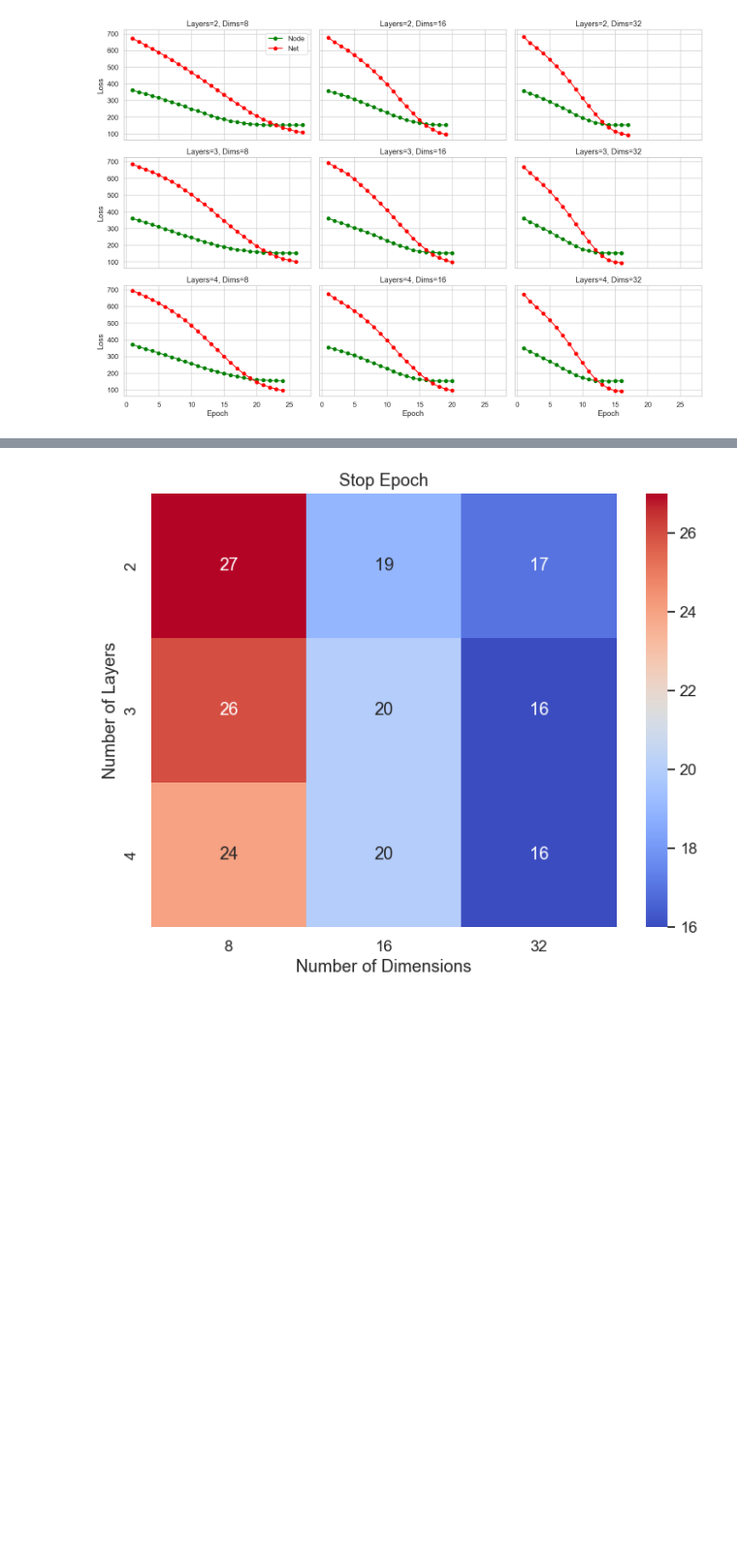
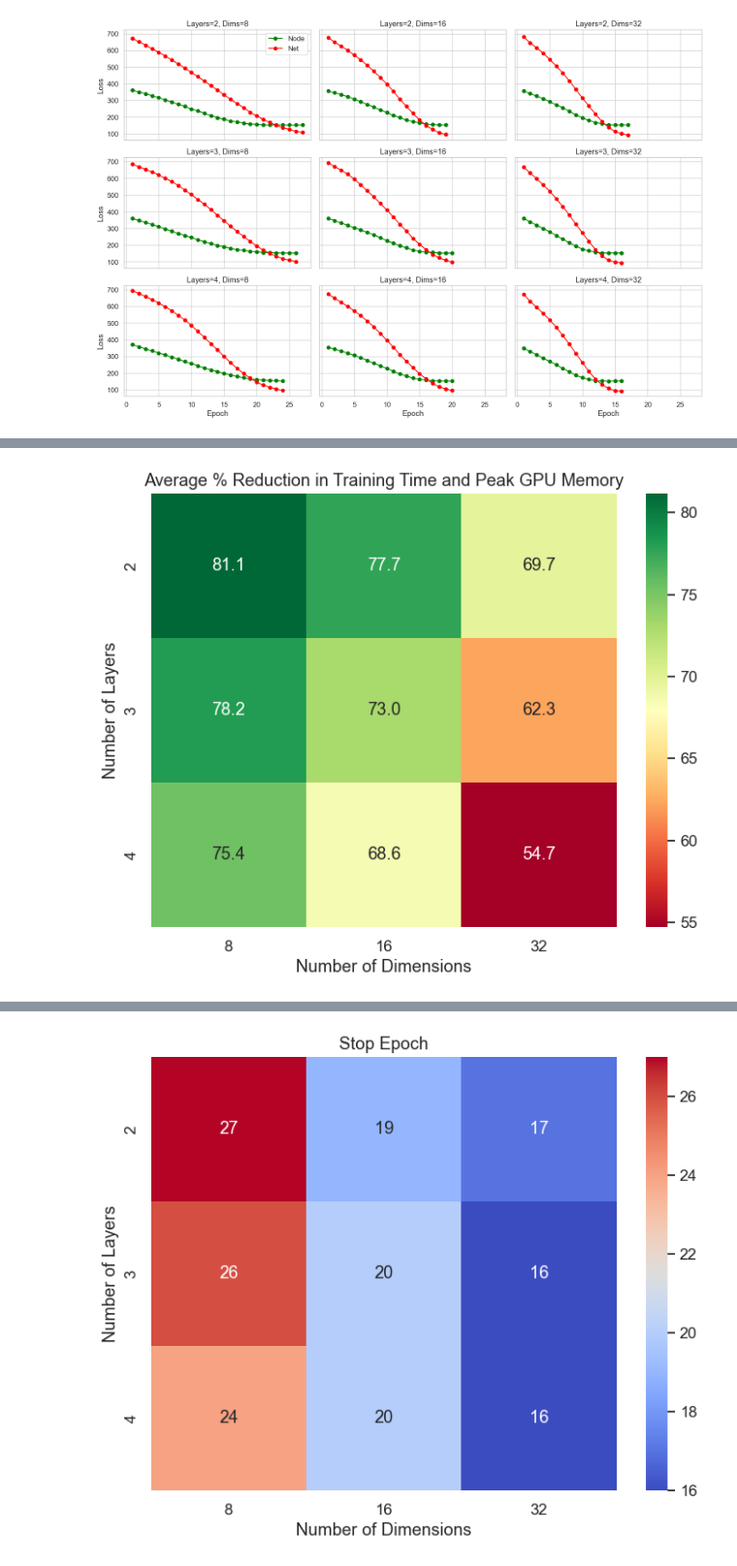
Before and after one commit to hanhoangia/dehnn-optim, a Jupyter notebook: notebook/gridsearch_plots.ipynb, the cells around one changed output, grey strips where cells are left out. Shown at 97% size. Drawn from its saved outputs; the diff is of its cells as text; code cells hidden in the pictures; blank space fills up the shorter version.

```diff
--- a/notebook/gridsearch_plots.ipynb
+++ b/notebook/gridsearch_plots.ipynb
@@ -193,0 +194,14 @@ plt.show()
+# %%
+# Create a heatmap for the average percentage reduction in training time and peak GPU memory
+grid_df["avg_pct"] = (grid_df["train_time_pct"] + grid_df["gpu_peak_pct"]) / 2
+pivot_avg_pct = grid_df.pivot(index="num_layer", columns="num_dim", values="avg_pct")
+
+plt.figure(figsize=(8, 6))
+sns.heatmap(pivot_avg_pct, annot=True, fmt=".1f", cmap=cmap)
+plt.title("Average % Reduction in Training Time and Peak GPU Memory")
+plt.ylabel("Number of Layers")
+plt.xlabel("Number of Dimensions")
+plt.savefig("../profiling_results/grid-search/heatmap_avg_cost_pct.png")
+plt.show()
+# %% [output]
+[figure, added]
```
Also changed, not shown: parts of 3 cells of this notebook, 25 other files.
